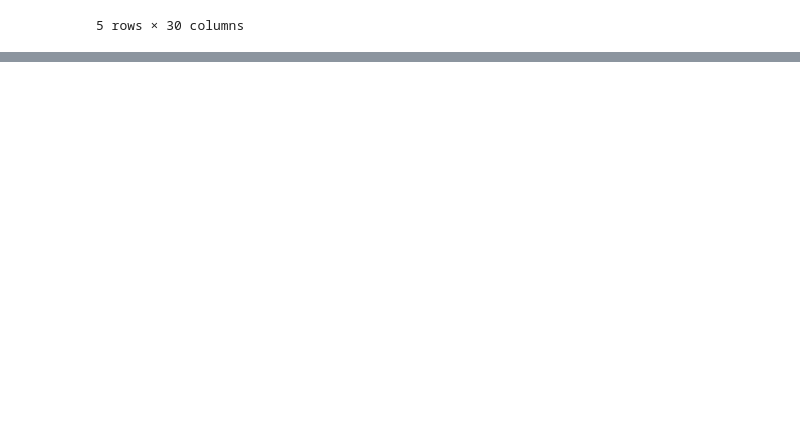
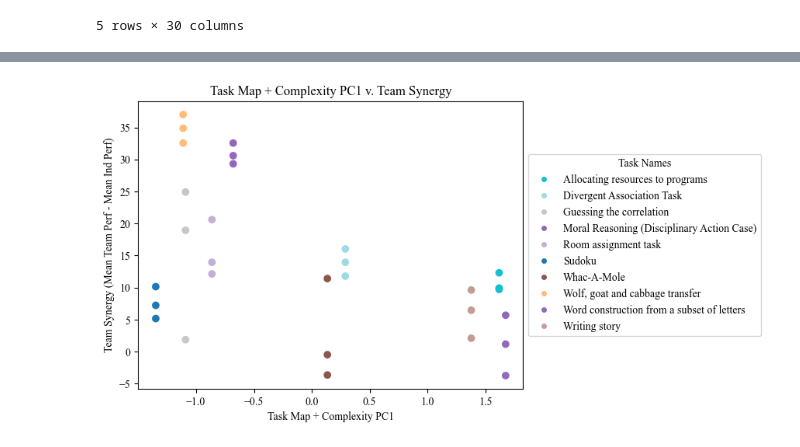
Before and after one commit to xehu/tpm-horse-race-modeling, a Jupyter notebook: viz/viz.ipynb, the cells around one changed output, grey strips where cells are left out. Drawn from its saved outputs; the diff is of its cells as text; code cells hidden in the pictures; blank space fills up the shorter version.

```diff
--- a/viz/viz.ipynb
+++ b/viz/viz.ipynb
@@ -424,6 +453,9 @@ ind_perf = grouped_performance_with_task_cols[grouped_performance_with_task_cols
 task_names = team_perf["task_name"]
 # %%
 task_vecs = np.asarray(team_perf[list(task_map.drop("task_name", axis = 1).columns) + ["High", "Medium"]])
+# %%
+task_pca = PCA(n_components=1)
+task_pc1 = [pca_result[0] for pca_result in task_pca.fit_transform(task_vecs)]
 # %%
 synergy = np.asarray(team_perf["score"])-np.asarray(ind_perf["score"])
 # %%
@@ -465,3 +497,10 @@ plot_scatterplot(task_names, euclidean_dists, synergy,
+# %%
+plot_scatterplot(task_names, task_pc1, synergy,
+                 xlab = 'Task Map + Complexity PC1',
+                 ylab = 'Team Synergy (Mean Team Perf - Mean Ind Perf)',
+                 title = 'Task Map + Complexity PC1 v. Team Synergy')
+# %% [output]
+[figure, added]
 # %%
 performance_by_task = pd.DataFrame(full_multi_task_data.groupby(["task_name", "complexity"])["score"].agg("mean")).reset_index()
 performance_by_task = pd.get_dummies(performance_by_task, columns = ["complexity"]).rename(columns = {"complexity_High": "High", "complexity_Low": "Low", "complexity_Medium": "Medium"})
```
Also changed, not shown: parts of 23 cells of this notebook, 32 other files.
